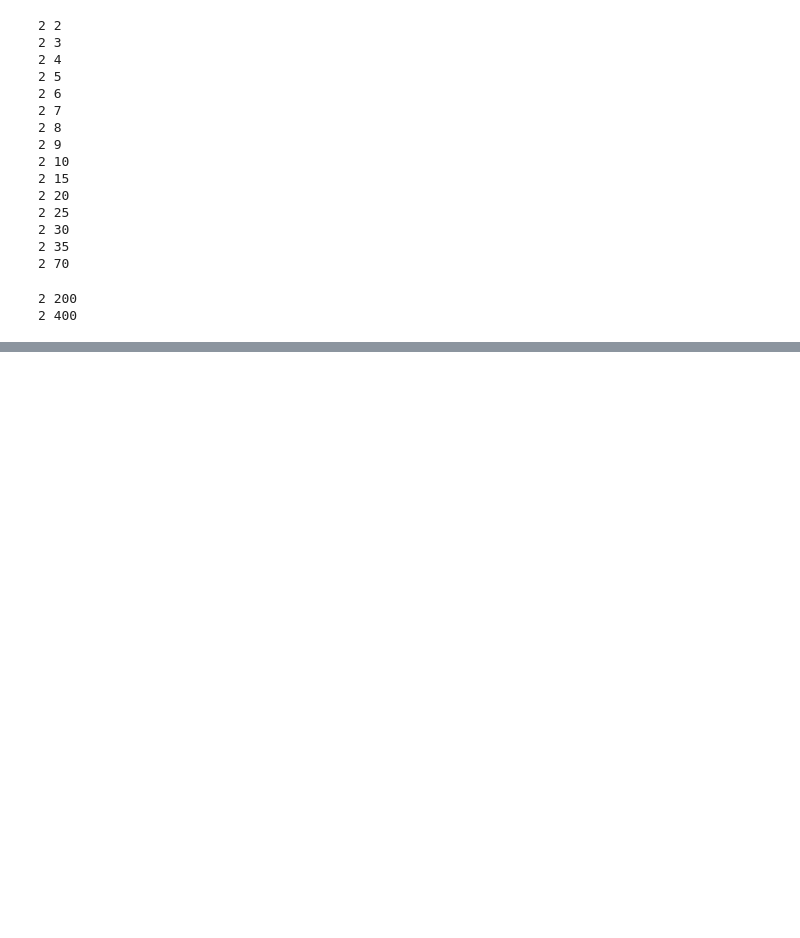
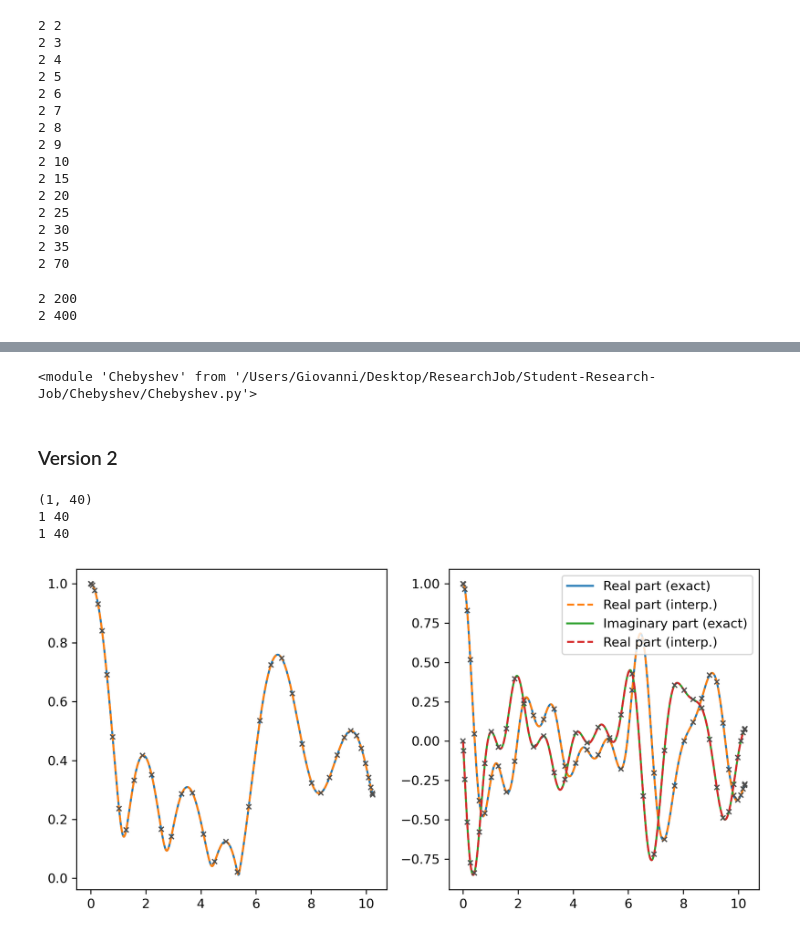
Before and after one commit to gconcheri/Student-Research-Job, a Jupyter notebook: Correlation_function/Correlation_function_Chebyshev.ipynb, the cells around one changed output, grey strips where cells are left out. Saved outputs shown, nothing was run; the diff lists cells and outputs as text; code cells hidden in the pictures; blank space fills up the shorter version.

```diff
--- a/Correlation_function/Correlation_function_Chebyshev.ipynb
+++ b/Correlation_function/Correlation_function_Chebyshev.ipynb
@@ -290,0 +297,45 @@ fig.tight_layout()
+# %%
+importlib.reload(Cbs)
+# %% [output]
+<module 'Chebyshev' from '/Users/Giovanni/Desktop/ResearchJob/Student-Research-Job/Chebyshev/Chebyshev.py'>
+# %% [markdown]
+### Version 2
+# %%
+# get MPS from Chebyshev interpolation
+chi = 40
+As, _, _, _, _ = Cbs.Chebyshev_interpolation_version2(Cs_chebyshev, # function to be interpolated
+                                 func_vals,
+                                 L=n,              # number of MPS tensors
+                                 chi=chi)           # (half of the) bond dimension
+# also plot points on which the function was evaluated
+Cheb_xs = Cbs.c_a_N(np.arange(chi), chi-1)[None]
+Cheb_vals = Cs_chebyshev(Cheb_xs)
+Cheb_xs *= N*dt
+
+# contract MPS to reconstruct interpolated function
+func_interp = Cbs.interpolate_singlesite(As)
+
+# plot results
+fig, axs = plt.subplots(ncols=2, dpi=300, figsize=(8,4), sharex=True)
+
+axs[0].plot(xs, np.abs(func_vals))
+axs[0].plot(xs, np.abs(func_interp), '--')
+axs[0].plot(Cheb_xs, np.abs(Cheb_vals), 'x', ms=4, color='0.3')
+
+axs[1].plot(xs, func_vals.real, label='Real part (exact)')
+axs[1].plot(xs, func_interp.real, '--', label='Real part (interp.)')
+axs[1].plot(Cheb_xs, Cheb_vals.real, 'x', ms=4, color='0.3')
+axs[1].plot(xs, func_vals.imag, label='Imaginary part (exact)')
+axs[1].plot(xs, func_interp.imag, '--', label='Real part (interp.)')
+axs[1].plot(Cheb_xs, Cheb_vals.imag, 'x', ms=4, color='0.3')
+axs[1].legend()
+fig.suptitle("Theoretical vs Interpolated Cs (Chebyshev Version 2)")
+
+
+plt.tight_layout()
+plt.show()
+# %% [output]
+(1, 40)
+1 40
+1 40
+[figure, added]
```
Also changed, not shown: parts of 7 cells of this notebook, 14 other files.
